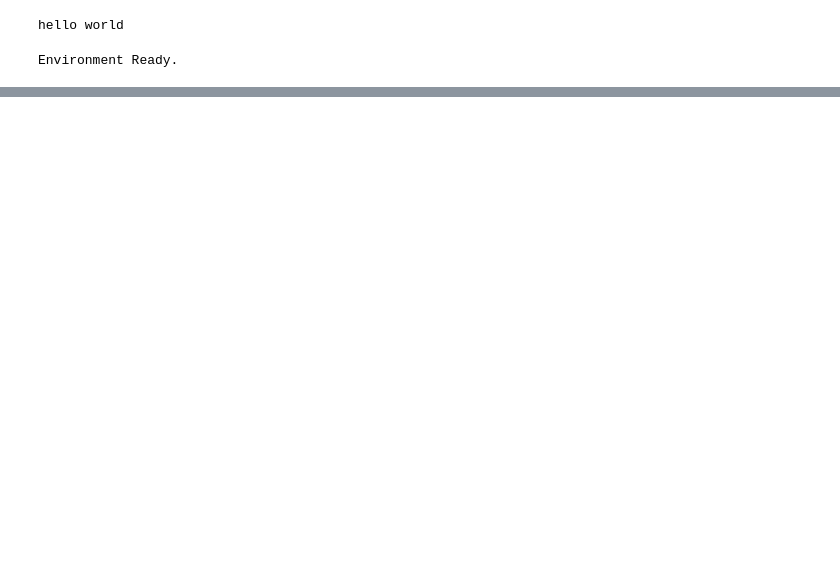
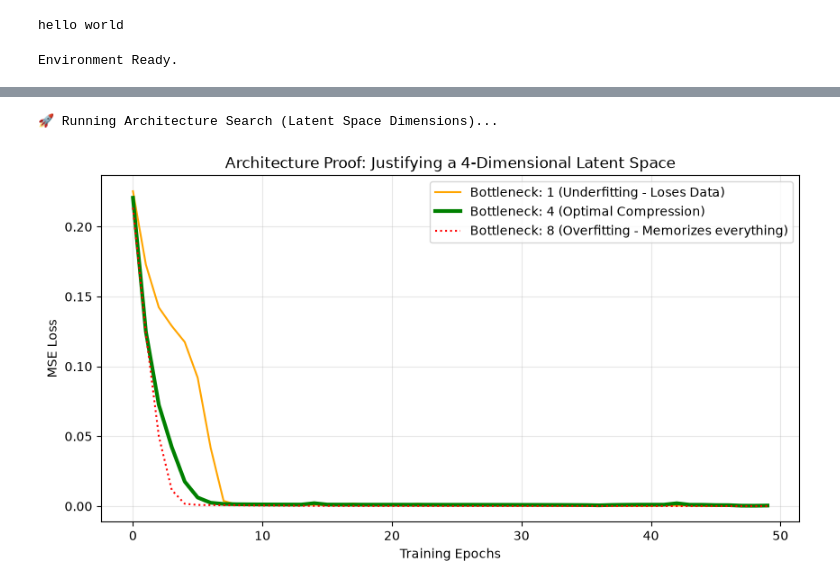
Before and after one commit to drnull03/AuraNet, a Jupyter notebook: monolith_training/notebooks/EDA_sample1.ipynb, the cells around one changed output, grey strips where cells are left out. Cells and saved outputs as stored; diff of their text form; code cells hidden in the pictures; blank space fills up the shorter version.

```diff
--- a/monolith_training/notebooks/EDA_sample1.ipynb
+++ b/monolith_training/notebooks/EDA_sample1.ipynb
@@ -129,0 +173,43 @@ plt.show()
+# %%
+# Create custom autoencoders with different bottleneck sizes
+class CustomAE(nn.Module):
+    def __init__(self, input_dim, bottleneck_size):
+        super().__init__()
+        self.encoder = nn.Sequential(nn.Linear(input_dim, 8), nn.ReLU(), nn.Linear(8, bottleneck_size))
+        self.decoder = nn.Sequential(nn.Linear(bottleneck_size, 8), nn.ReLU(), nn.Linear(8, input_dim), nn.Sigmoid())
+    def forward(self, x): return self.decoder(self.encoder(x))
+
+bottlenecks = [1, 4, 8]
+bottle_losses = {b: [] for b in bottlenecks}
+
+print("🚀 Running Architecture Search (Latent Space Dimensions)...")
+
+for b in bottlenecks:
+    temp_model = CustomAE(input_dim, b)
+    optimizer = optim.Adam(temp_model.parameters(), lr=0.01)
+    criterion = nn.MSELoss()
+
+    for epoch in range(50):
+        total_loss = 0
+        for batch_features, _ in train_loader:
+            optimizer.zero_grad()
+            loss = criterion(temp_model(batch_features), batch_features)
+            loss.backward()
+            optimizer.step()
+            total_loss += loss.item()
+        bottle_losses[b].append(total_loss / len(train_loader))
+
+plt.figure(figsize=(10, 5))
+plt.plot(bottle_losses[1], label='Bottleneck: 1 (Underfitting - Loses Data)', color='orange')
+plt.plot(bottle_losses[4], label='Bottleneck: 4 (Optimal Compression)', color='green', linewidth=3)
+plt.plot(bottle_losses[8], label='Bottleneck: 8 (Overfitting - Memorizes everything)', color='red', linestyle=':')
+
+plt.title('Architecture Proof: Justifying a 4-Dimensional Latent Space')
+plt.xlabel('Training Epochs')
+plt.ylabel('MSE Loss')
+plt.legend()
+plt.grid(True, alpha=0.3)
+plt.show()
+# %% [output]
+🚀 Running Architecture Search (Latent Space Dimensions)...
+[figure, added]
```
Also changed, not shown: parts of 6 cells of this notebook.
